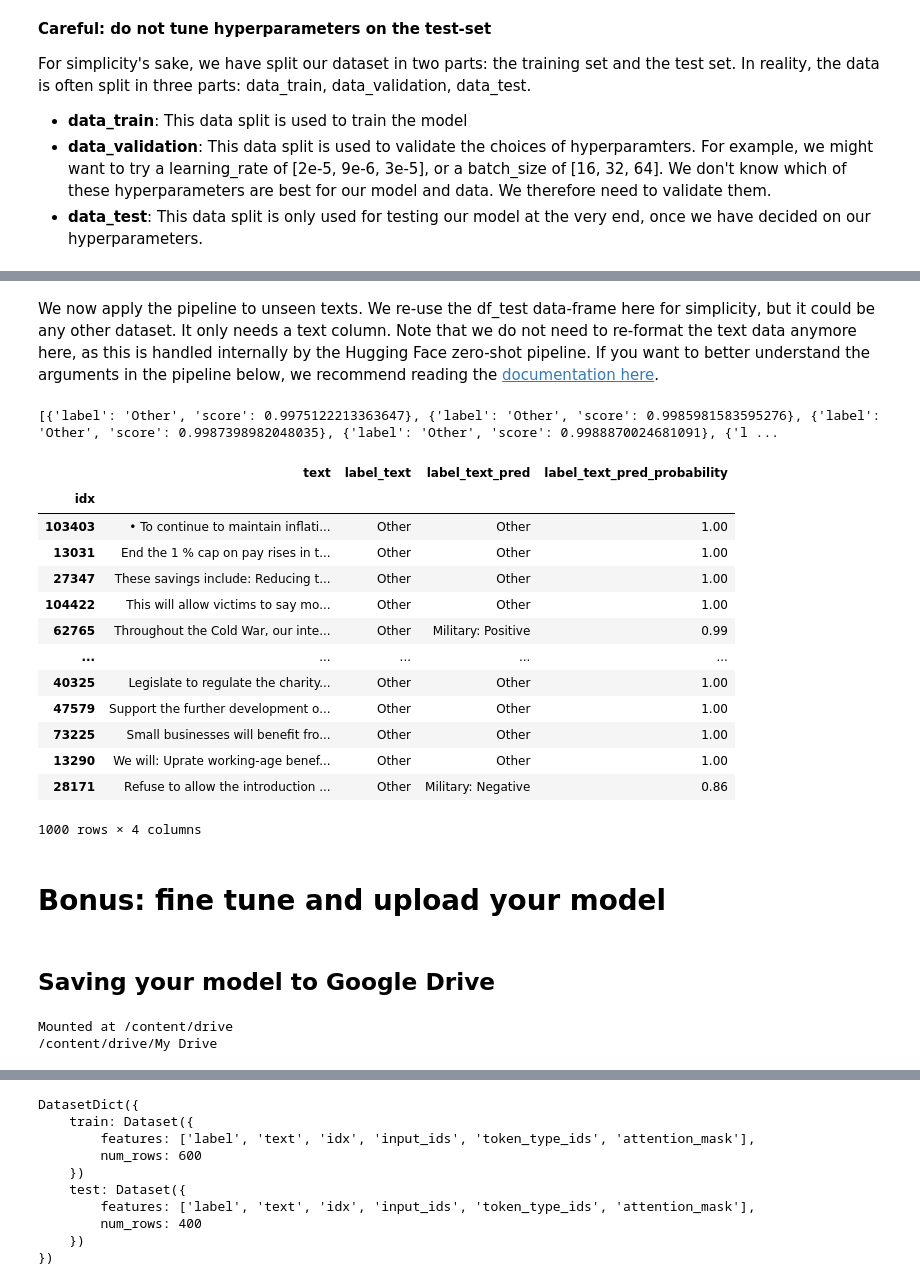
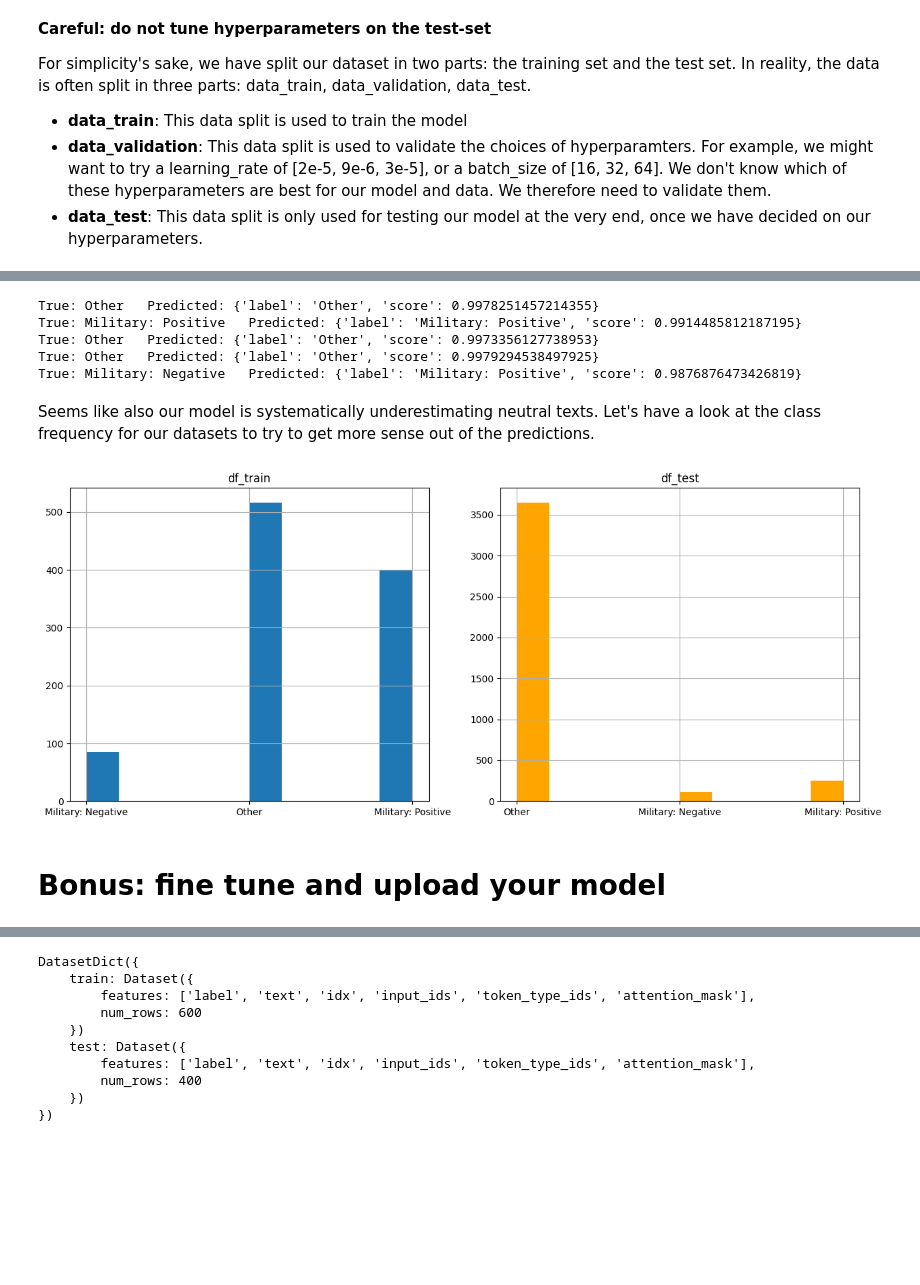
Before and after one commit to kaifoerster/ML_Lab_1_Group-A, a Jupyter notebook: Lab_Session_7.ipynb, the cells around one changed output, grey strips where cells are left out. Drawn from its saved outputs; the diff is of its cells as text; code cells hidden in the pictures; blank space fills up the shorter version.

```diff
--- a/Lab_Session_7.ipynb
+++ b/Lab_Session_7.ipynb
@@ -522,40 +562,23 @@ pip install xformers.
-# %% [markdown]
-We now apply the pipeline to unseen texts. We re-use the df_test data-frame here for simplicity, but it could be any other dataset. It only needs a text column. Note that we do not need to re-format the text data anymore here, as this is handled internally by the Hugging Face zero-shot pipeline. If you want to better understand the arguments in the pipeline below, we recommend reading the [documentation here](https://huggingface.co/docs/transformers/main_classes/pipelines#transformers.ZeroShotClassificationPipeline).
-# %%
-# create a dummy data frame for illustration
-df_inference = df_test[["text", "label_text"]].sample(n=1000, random_state=42).copy(deep=True)
-text_lst = df_inference["text"].tolist()
-
-# use the pipeline with your chosen model for inference (prediction)
-pipe_output = pipe_classifier(
-    text_lst,  # input any list of texts here
-    batch_size=32  # reduce this number to 8 or 16 if you get an out-of-memory error
-)
-print(pipe_output)
-
-df_output = pd.DataFrame(pipe_output)
-
-# add inference data to your original dataframe
-df_inference["label_text_pred"] = df_output["label"].tolist()
-df_inference["label_text_pred_probability"] = df_output["score"].round(2).tolist()
-# %% [output]
-[{'label': 'Other', 'score': 0.9975122213363647}, {'label': 'Other', 'score': 0.9985981583595276}, {'label': 'Other', 'score': 0.9987398982048035}, {'label': 'Other', 'score': 0.9988870024681091}, {'l ...
-# %%
-df_inference
-# %% [output]
-|  | text | label_text | label_text_pred | label_text_pred_probability |
-| idx |  |  |  |  |
-| 103403 | • To continue to maintain inflati... | Other | Other | 1.00 |
-| 13031 | End the 1 % cap on pay rises in t... | Other | Other | 1.00 |
-| 27347 | These savings include: Reducing t... | Other | Other | 1.00 |
-| 104422 | This will allow victims to say mo... | Other | Other | 1.00 |
-| 62765 | Throughout the Cold War, our inte... | Other | Military: Positive | 0.99 |
-| ... | ... | ... | ... | ... |
-| 40325 | Legislate to regulate the charity... | Other | Other | 1.00 |
-| 47579 | Support the further development o... | Other | Other | 1.00 |
-| 73225 | Small businesses will benefit fro... | Other | Other | 1.00 |
-| 13290 | We will: Uprate working-age benef... | Other | Other | 1.00 |
-| 28171 | Refuse to allow the introduction ... | Other | Military: Negative | 0.86 |
-1000 rows × 4 columns
+# %%
+print("".join([f"True: {label[0]}   Predicted: {label[1]}\n"
+       for label in list(zip(test_sample['label_text'], pipe_classifier(list(test_sample['text']))))]))
+# %% [output]
+True: Other   Predicted: {'label': 'Other', 'score': 0.9978251457214355}
+True: Military: Positive   Predicted: {'label': 'Military: Positive', 'score': 0.9914485812187195}
+True: Other   Predicted: {'label': 'Other', 'score': 0.9973356127738953}
+True: Other   Predicted: {'label': 'Other', 'score': 0.9979294538497925}
+True: Military: Negative   Predicted: {'label': 'Military: Positive', 'score': 0.9876876473426819}
+# %% [markdown]
+Seems like also our model is systematically underestimating neutral texts. Let's have a look at the class frequency for our datasets to try to get more sense out of the predictions.
+# %%
+import matplotlib.pyplot as plt
+
+fig, ax = plt.subplots(1, 2, figsize=(15,6))
+_ = df_train['label_text'].hist(ax=ax[0])
+_ = df_test['label_text'].hist(ax=ax[1], color='orange')
+_ = ax[0].set_title('df_train')
+_ = ax[1].set_title('df_test')
+# %% [output]
+[figure, added]
 # %% [markdown]
 # Bonus: fine tune and upload your model
@@ -565,15 +584,0 @@ assert run_code_below, "Stopping code here to avoid accidental runs of the code
-# %% [markdown]
-## Saving your model to Google Drive
-# %%
-## first you need to connect to your google drive with your google account
-from google.colab import drive
-import os
-drive.mount('/content/drive', force_remount=False)
-#drive.flush_and_unmount()
-
-# insert the path where you want to save the model
-os.chdir("/content/drive/My Drive/")
-print(os.getcwd())
-# %% [output]
-Mounted at /content/drive
-/content/drive/My Drive
```
Also changed, not shown: parts of 30 cells of this notebook.
